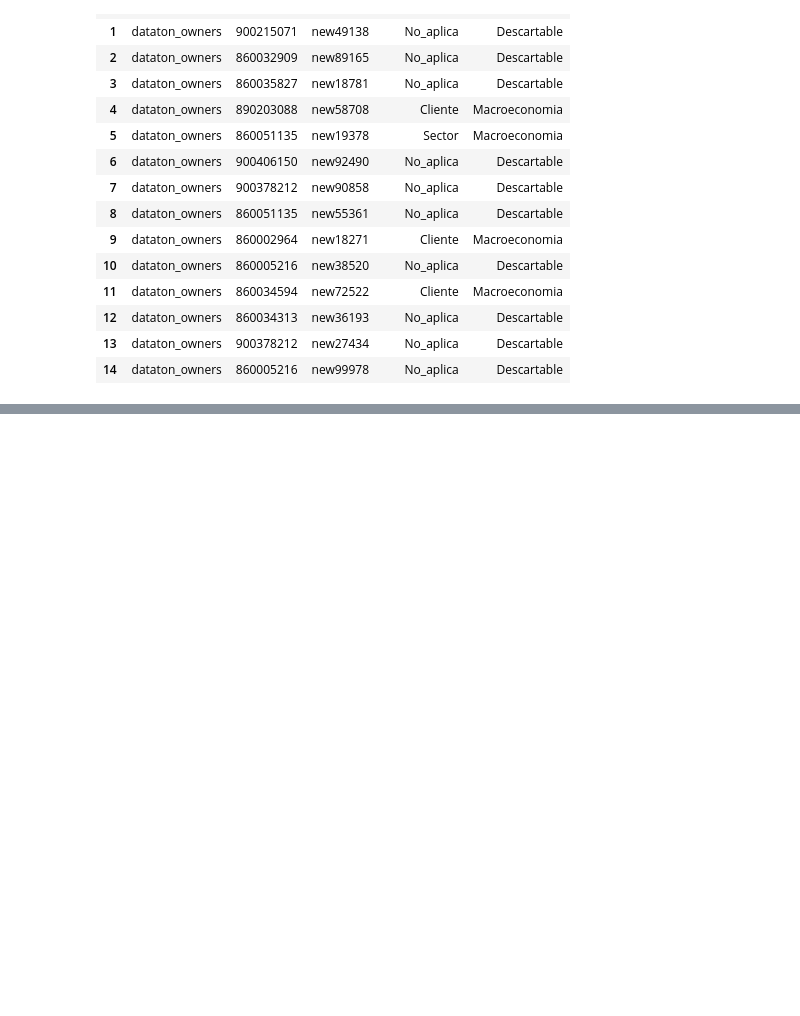
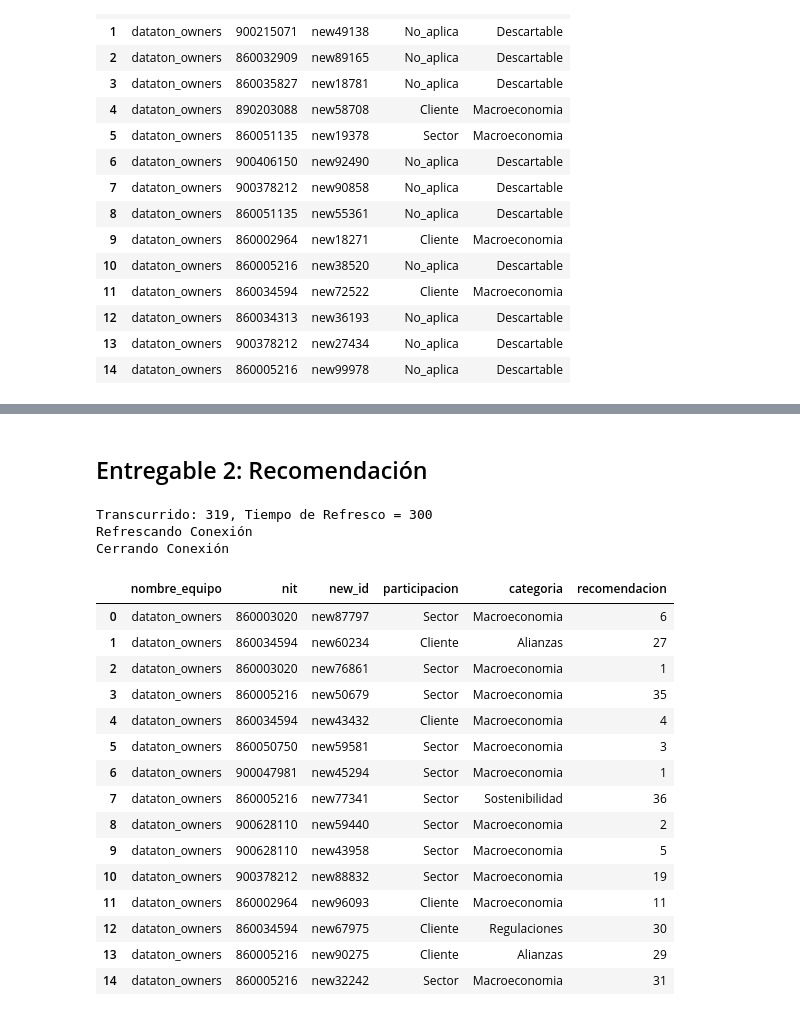
Before and after one commit to jucdiaz/Dataton_Owners, a Jupyter notebook: src/Prototipo_dataton_2022.ipynb, the cells around one changed output, grey strips where cells are left out. Saved outputs shown, nothing was run; the diff lists cells and outputs as text; code cells hidden in the pictures; blank space fills up the shorter version.

Commit message:
genero PDF y recomendaciones

```diff
--- a/src/Prototipo_dataton_2022.ipynb
+++ b/src/Prototipo_dataton_2022.ipynb
@@ -320,0 +368,28 @@ query2.to_csv("C:/Users/jucadiaz/GIT/Dataton-BC/2022/src/data/output/categorizac
+# %% [markdown]
+## Entregable 2: Recomendación
+# %%
+query = """select *
+from proceso_cap_analit_y_gob_de_inf.Dataton22_entregable_2"""
+
+query4 = hp.getDataFrame(query)
+query4.head(15)
+# %% [output]
+Transcurrido: 319, Tiempo de Refresco = 300
+Refrescando Conexión
+Cerrando Conexión
+|  | nombre_equipo | nit | new_id | participacion | categoria | recomendacion |
+| 0 | dataton_owners | 860003020 | new87797 | Sector | Macroeconomia | 6 |
+| 1 | dataton_owners | 860034594 | new60234 | Cliente | Alianzas | 27 |
+| 2 | dataton_owners | 860003020 | new76861 | Sector | Macroeconomia | 1 |
+| 3 | dataton_owners | 860005216 | new50679 | Sector | Macroeconomia | 35 |
+| 4 | dataton_owners | 860034594 | new43432 | Cliente | Macroeconomia | 4 |
+| 5 | dataton_owners | 860050750 | new59581 | Sector | Macroeconomia | 3 |
+| 6 | dataton_owners | 900047981 | new45294 | Sector | Macroeconomia | 1 |
+| 7 | dataton_owners | 860005216 | new77341 | Sector | Sostenibilidad | 36 |
+| 8 | dataton_owners | 900628110 | new59440 | Sector | Macroeconomia | 2 |
+| 9 | dataton_owners | 900628110 | new43958 | Sector | Macroeconomia | 5 |
+| 10 | dataton_owners | 900378212 | new88832 | Sector | Macroeconomia | 19 |
+| 11 | dataton_owners | 860002964 | new96093 | Cliente | Macroeconomia | 11 |
+| 12 | dataton_owners | 860034594 | new67975 | Cliente | Regulaciones | 30 |
+| 13 | dataton_owners | 860005216 | new90275 | Cliente | Alianzas | 29 |
+| 14 | dataton_owners | 860005216 | new32242 | Sector | Macroeconomia | 31 |
```
Also changed, not shown: parts of 6 cells of this notebook, 2 other files.
